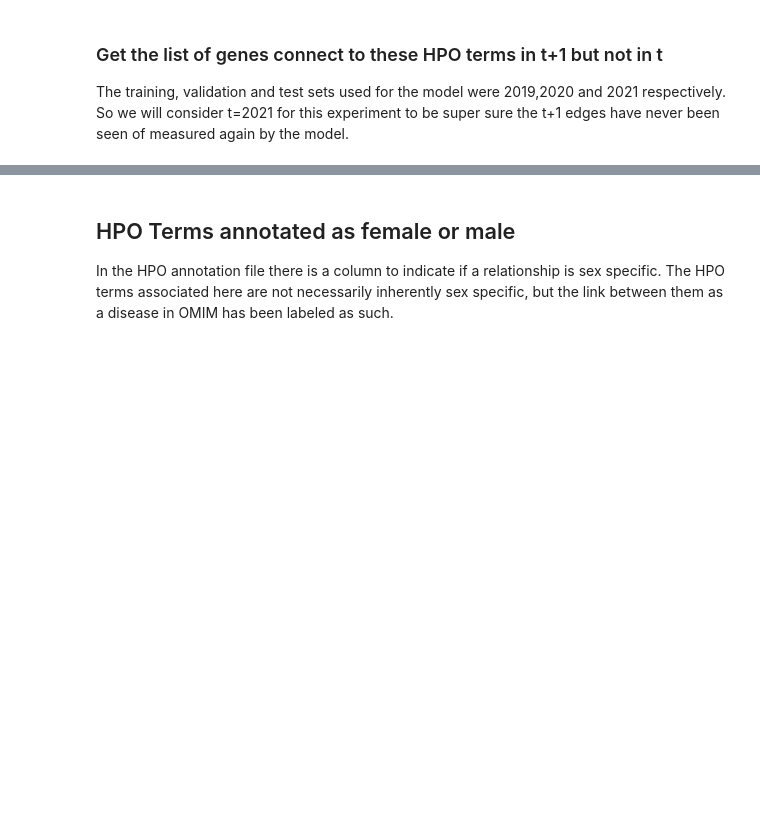
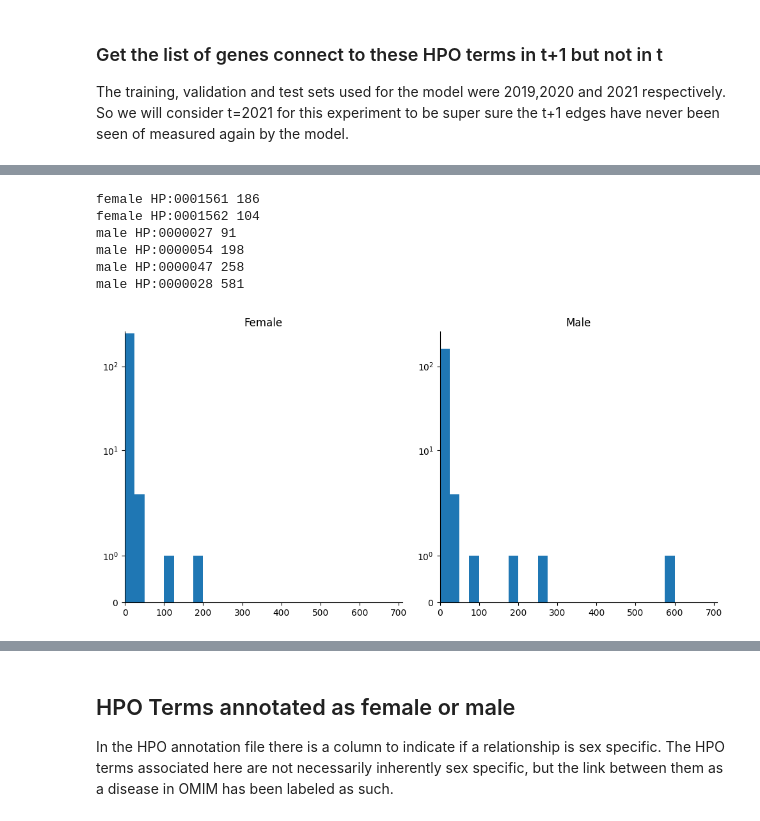
Before and after one commit to MSBradshaw/LinkPrediction, a Jupyter notebook: Experiments/sex_specific_target_prediction.ipynb, the cells around one changed output, grey strips where cells are left out. Cells and saved outputs as stored; diff of their text form; code cells hidden in the pictures; blank space fills up the shorter version.

```diff
--- a/Experiments/sex_specific_target_prediction.ipynb
+++ b/Experiments/sex_specific_target_prediction.ipynb
@@ -506,6 +310,62 @@ def two_group_g2p_ranking_test(prefix,hpos_a,hpos_b,label_a,label_b,data,model,d
     print('p-value for scores > 0.8', p_8)
 
     return p
+# %%
+# Degree distributions of male vs female terms
+# get the degree of each term
+female_degree = [ degs[x] for x in female_terms if x in degs]
+male_degree = [ degs[x] for x in male_terms if x in degs]
+
+# create a set of bins 0 - 600 every 25
+bins = np.arange(0, 700, 25)
+
+# plot the degree distributions
+fig, axes = plt.subplots(1, 2, figsize=(10, 5))
+axes[0].hist(female_degree, bins=bins)
+axes[0].set_title('Female')
+#remove top and right borders
+axes[0].spines['top'].set_visible(False)
+axes[0].spines['right'].set_visible(False)
+
+axes[1].hist(male_degree, bins=bins)
+axes[1].set_title('Male')
+#remove top and right borders
+axes[1].spines['top'].set_visible(False)
+axes[1].spines['right'].set_visible(False)
+
+# match the y axis range
+max_y = max([max(axes[0].get_ylim()),max(axes[1].get_ylim())])
+axes[0].set_ylim([0,max_y])
+axes[1].set_ylim([0,max_y])
+
+# match the x axis range
+max_x = max([max(axes[0].get_xlim()),max(axes[1].get_xlim())])
+axes[0].set_xlim([0,max_x])
+axes[1].set_xlim([0,max_x])
+
+# log scale y
+axes[0].set_yscale('symlog')
+axes[1].set_yscale('symlog')
+
+# print the names of all nodes with degree > 80 in the female and male sets
+for x in female_terms:
+    if x in degs and degs[x] > 80:
+        print('female',x, degs[x])
+for x in male_terms:
+    if x in degs and degs[x] > 80:
+        print('male',x, degs[x])
+
+plt.tight_layout()
+plt.savefig('../Figures/manually_curated_female_v_male_specific_degree_distributions.png')
+plt.show()
+# %% [output]
+female HP:0001561 186
+female HP:0001562 104
+male HP:0000027 91
+male HP:0000054 198
+male HP:0000047 258
+male HP:0000028 581
+[figure, added]
 # %%
 manual_p = two_group_g2p_ranking_test(prefix='manually_curated',
                             hpos_a=female_terms,
```
Also changed, not shown: parts of 29 cells of this notebook, 9 other files.
